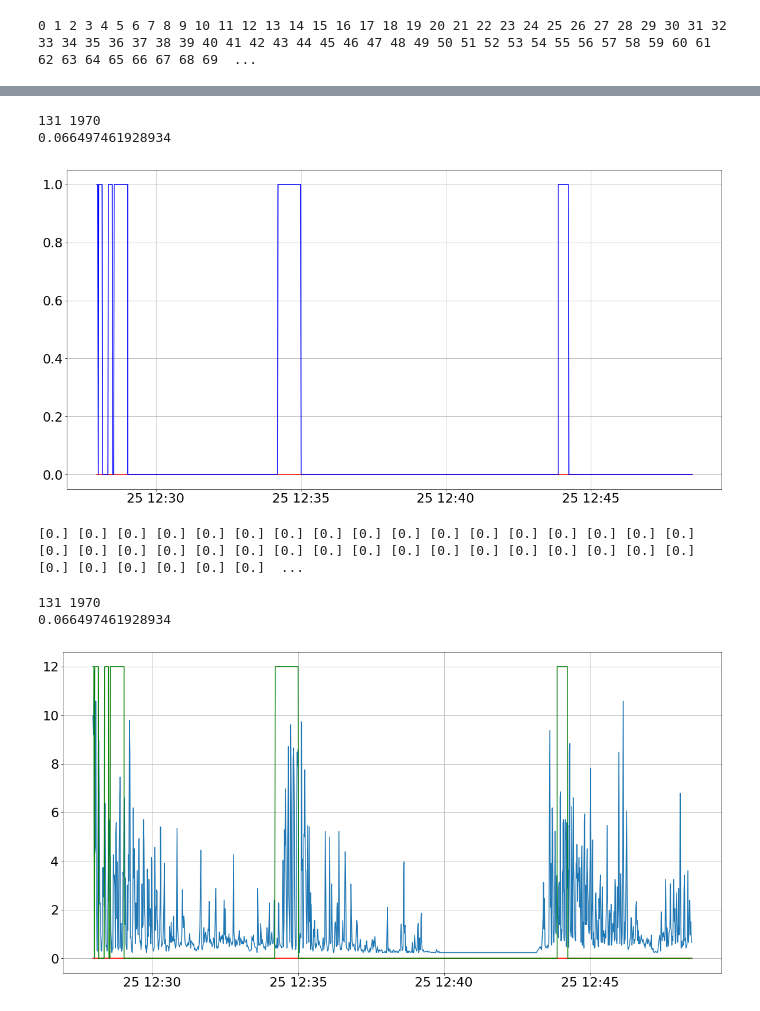
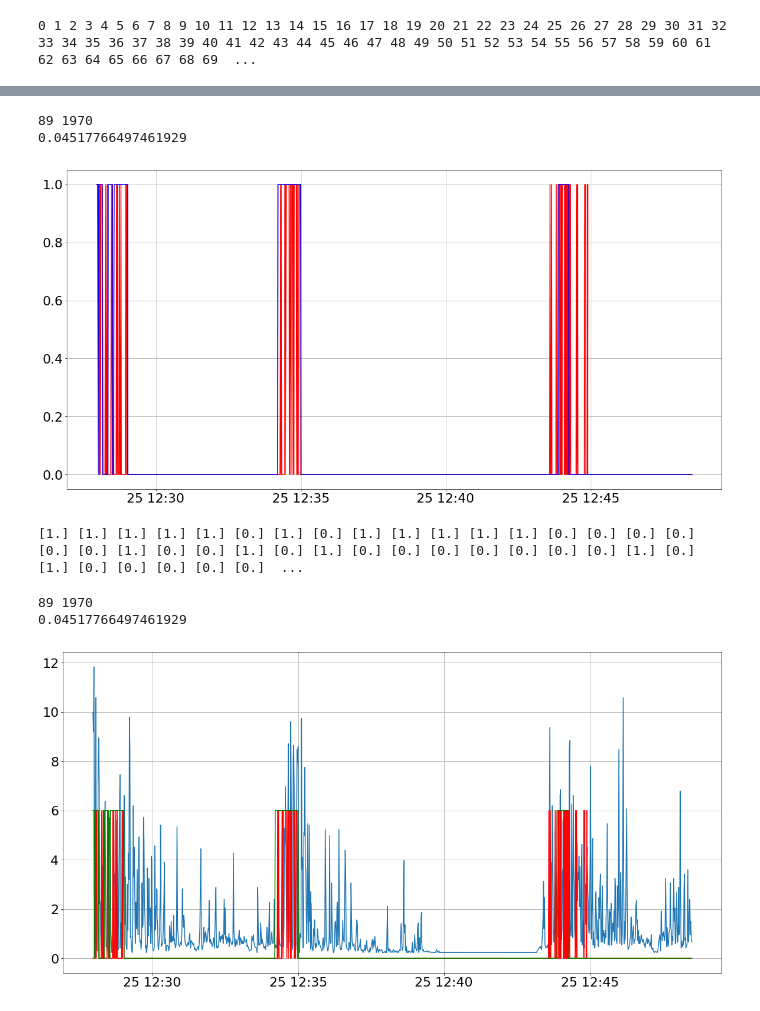
Before and after one commit to IImbryk/a_simple_neural_network, a Jupyter notebook: Keras_NN.ipynb, the cells around one changed output, grey strips where cells are left out. Saved outputs shown, nothing was run; the diff lists cells and outputs as text; code cells hidden in the pictures.

Commit message:
Union_date

```diff
--- a/Keras_NN.ipynb
+++ b/Keras_NN.ipynb
@@ -80,8 +84,8 @@ df_labeled_training_data = structrure_data(df[0:4000], df_labeled_training_data,
 # %%
 df = str_in_time(df)#перевод даты в формат datatime
-df_labeled_training_data['Tag_Date'] = df['Tag_Date']
-df_labeled_training_data.to_csv('df_0_4000_time.csv',index=False)
-#df_labeled_training_data = pd.read_csv('df_0_4000_time.csv',sep = ',')
+#df_labeled_training_data['Tag_Date'] = df['Tag_Date']
+#df_labeled_training_data.to_csv('df_0_4000_time.csv',index=False)
+df_labeled_training_data = pd.read_csv('df_0_4000_time.csv',sep = ',')
 # %% [output]
 0 1 2 3 4 5 6 7 8 9 10 11 12 13 14 15 16 17 18 19 20 21 22 23 24 25 26 27 28 29 30 31 32 33 34 35 36 37 38 39 40 41 42 43 44 45 46 47 48 49 50 51 52 53 54 55 56 57 58 59 60 61 62 63 64 65 66 67 68 69  ...
 # %%
@@ -109,7 +113,7 @@ model_V.compile(loss='binary_crossentropy', optimizer='adam', metrics=['accuracy
 # Наконец дошли до обучения модели, X и Y - понятно,
 # epoch - максимальное количество эпох до остановки
 # batInput 0 is incompatible with layer flatten_1: expected min_ndim=3, found ndim=2ch_size - сколько объектов будет загружаться за итерацию
-model_V.fit(X_train, Y_train, epochs=35, batch_size=1,  verbose=2)
+model_V.fit(X_train, Y_train, epochs=15, batch_size=1,  verbose=2)
 # Предсказание
 #predictions = model_V.predict(X_train)
 # %% [output]
@@ -163,9 +167,9 @@ plt.plot(df['Tag_Date'][2000:3000], Y_test_re[0:1000],'blue')
 plt.grid()
 plt.show()
 # %% [output]
-131 1970
-0.066497461928934
+89 1970
+0.04517766497461929
-[figure, old version]
+[figure, new version]
 # %%
 def create_df_on_plot(df,dt):
     res = [0]*len(df)
@@ -185,21 +189,21 @@ def create_df_on_plot(df,dt):
 # %%
 k = create_df_on_plot(Y_test_pr,30)
 # %% [output]
-[0.] [0.] [0.] [0.] [0.] [0.] [0.] [0.] [0.] [0.] [0.] [0.] [0.] [0.] [0.] [0.] [0.] [0.] [0.] [0.] [0.] [0.] [0.] [0.] [0.] [0.] [0.] [0.] [0.] [0.] [0.] [0.] [0.] [0.] [0.] [0.] [0.] [0.] [0.] [0.]  ...
+[1.] [1.] [1.] [1.] [1.] [0.] [1.] [0.] [1.] [1.] [1.] [1.] [1.] [0.] [0.] [0.] [0.] [0.] [0.] [1.] [0.] [0.] [1.] [0.] [1.] [0.] [0.] [0.] [0.] [0.] [0.] [0.] [1.] [0.] [1.] [0.] [0.] [0.] [0.] [0.]  ...
 # %%
 print(error(Y_test_pr, Y_test_re))
-Y_test_re = Y_test_re*12
-k = k * 12
+Y_= Y_test_re*6
+k_ = k * 6
 plt.figure(figsize=(20,10))
 plt.rcParams.update({'font.size':22})
 plt.plot(df['Tag_Date'][2000:3000], df['Tag_Value'][2000:3000])
-plt.plot(df['Tag_Date'][2000:3000], k[0:1000], 'red')
-plt.plot(df['Tag_Date'][2000:3000], Y_test_re[0:1000],'green')
+plt.plot(df['Tag_Date'][2000:3000], k_[0:1000], 'red')
+plt.plot(df['Tag_Date'][2000:3000], Y_[0:1000],'green')
 
 
 plt.grid()
 plt.show()
 # %% [output]
-131 1970
-0.066497461928934
+89 1970
+0.04517766497461929
-[figure, old version]
+[figure, new version]
```
Also changed, not shown: parts of 18 cells of this notebook, 20 other files.
